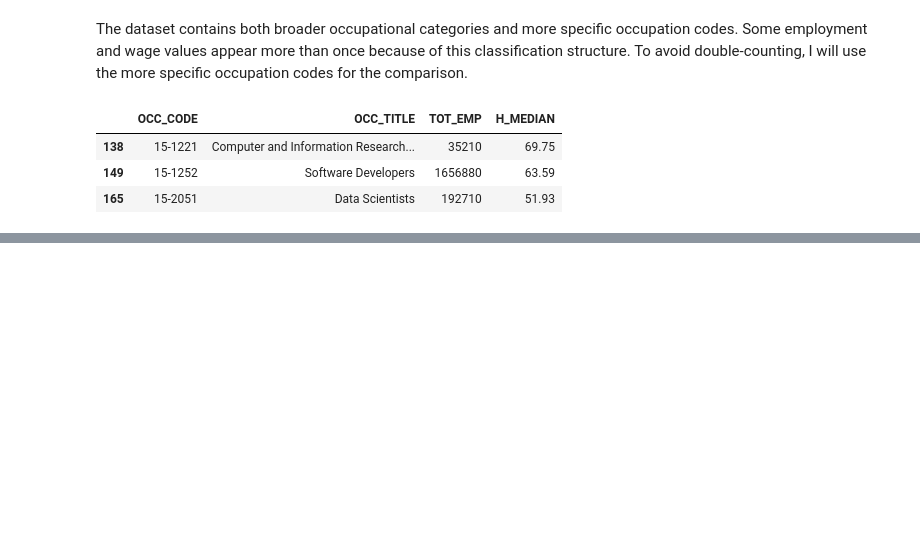
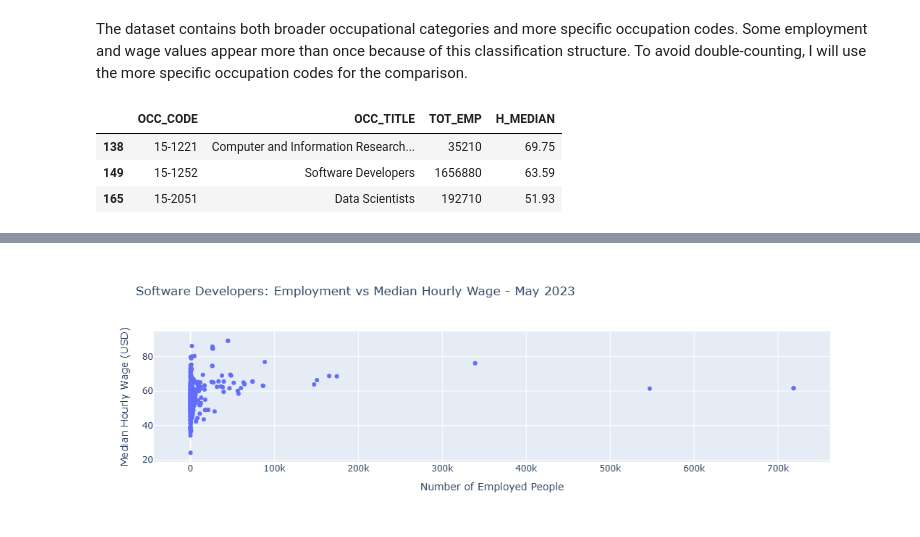
Before and after one commit to FernandaFar/data-visualisation-ca1, a Jupyter notebook: Ca1-Visualisation.ipynb, the cells around one changed output, grey strips where cells are left out. Cells and saved outputs as stored; diff of their text form; code cells hidden in the pictures; blank space fills up the shorter version.

```diff
--- a/Ca1-Visualisation.ipynb
+++ b/Ca1-Visualisation.ipynb
@@ -227,0 +282,28 @@ national_data[['OCC_CODE', 'OCC_TITLE', 'TOT_EMP', 'H_MEDIAN']]
+# %%
+# Create a copy of the selected industry data
+industry_data_clean = industry_data[
+    ~industry_data['NAICS_TITLE'].isin([
+        'Cross-industry',
+        'Cross-industry, Private Ownership only'
+    ])
+].copy()
+
+# Convert employment values into numeric format
+industry_data_clean['TOT_EMP'] = pd.to_numeric(
+    industry_data_clean['TOT_EMP'],
+    errors='coerce'
+)
+
+# Remove rows with unavailable employment values
+industry_data_clean = industry_data_clean.dropna(
+    subset=['TOT_EMP']
+)
+
+# Sort industries by total employment
+industry_data_clean = industry_data_clean.sort_values(
+    by='TOT_EMP',
+    ascending=False
+)
+
+# Display the cleaned data
+industry_data_clean[['NAICS_TITLE', 'TOT_EMP']]
@@ -227,0 +378,15 @@ national_data[['OCC_CODE', 'OCC_TITLE', 'TOT_EMP', 'H_MEDIAN']]
+# %%
+fig = px.scatter(
+    industry_data_clean,
+    x='TOT_EMP',
+    y='H_MEDIAN',
+    title='Software Developers: Employment vs Median Hourly Wage - May 2023',
+    labels={
+        'TOT_EMP': 'Number of Employed People',
+        'H_MEDIAN': 'Median Hourly Wage (USD)'
+    }
+)
+
+fig.show()
+# %% [output]
+[figure, added]
```
Also changed, not shown: parts of 19 cells of this notebook.
